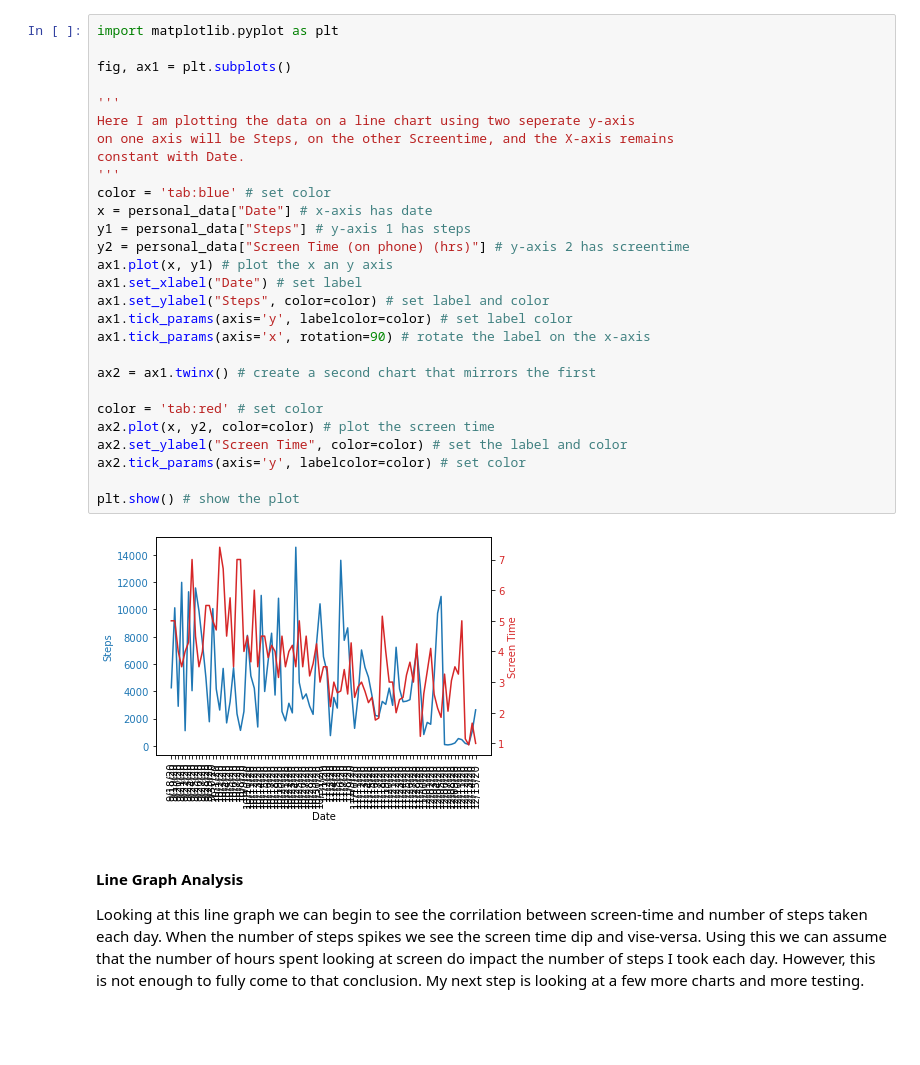
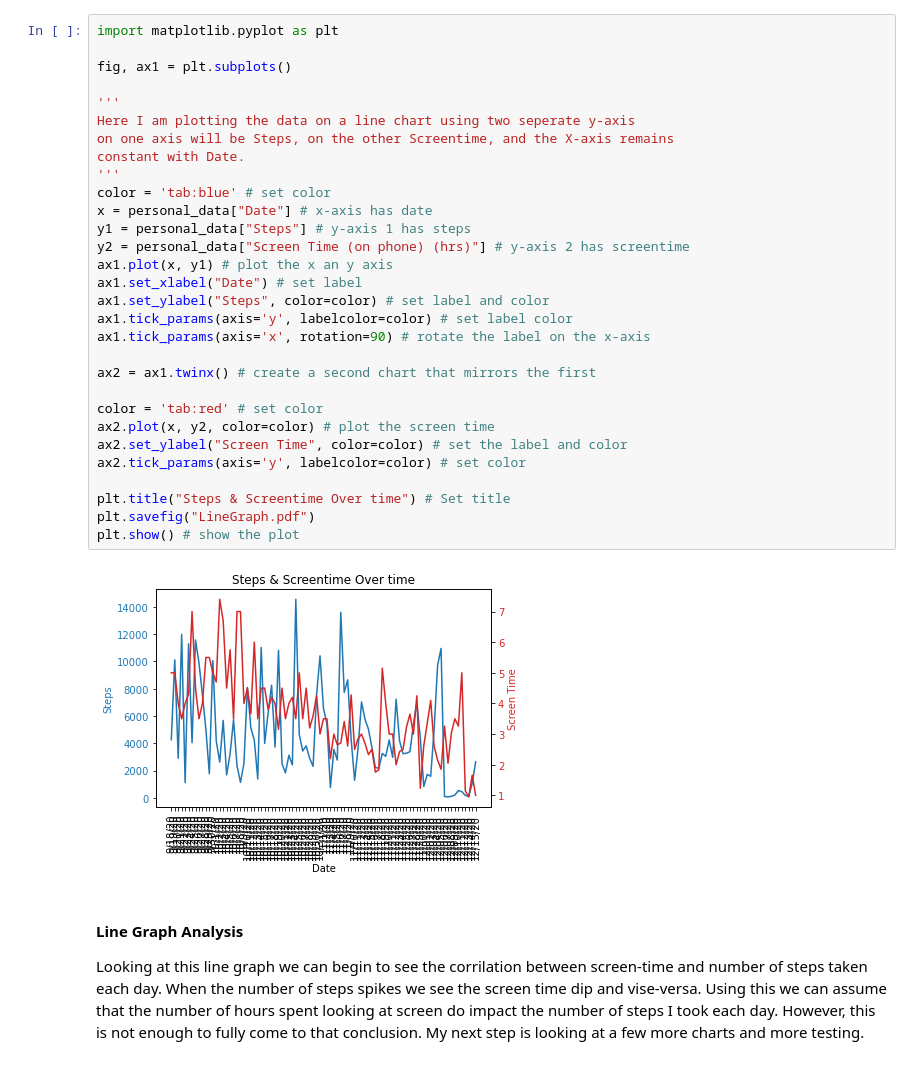
Before and after one commit to macyryan/cpsc222Project, a Jupyter notebook: Project.ipynb, the cells around one changed output. Cells and saved outputs as stored; diff of their text form; blank space fills up the shorter version.

```diff
--- a/Project.ipynb
+++ b/Project.ipynb
@@ -70,33 +82,35 @@ The first thing I was to do is print a line chart of steps and screentime with d
 # %%
 import matplotlib.pyplot as plt
 
 fig, ax1 = plt.subplots()
 
 '''
 Here I am plotting the data on a line chart using two seperate y-axis
 on one axis will be Steps, on the other Screentime, and the X-axis remains
 constant with Date.
 '''
 color = 'tab:blue' # set color
 x = personal_data["Date"] # x-axis has date
 y1 = personal_data["Steps"] # y-axis 1 has steps
 y2 = personal_data["Screen Time (on phone) (hrs)"] # y-axis 2 has screentime
 ax1.plot(x, y1) # plot the x an y axis
 ax1.set_xlabel("Date") # set label
 ax1.set_ylabel("Steps", color=color) # set label and color
 ax1.tick_params(axis='y', labelcolor=color) # set label color
 ax1.tick_params(axis='x', rotation=90) # rotate the label on the x-axis
 
 ax2 = ax1.twinx() # create a second chart that mirrors the first
 
 color = 'tab:red' # set color
 ax2.plot(x, y2, color=color) # plot the screen time
 ax2.set_ylabel("Screen Time", color=color) # set the label and color
 ax2.tick_params(axis='y', labelcolor=color) # set color
 
+plt.title("Steps & Screentime Over time") # Set title
+plt.savefig("LineGraph.pdf")
 plt.show() # show the plot
 # %% [output]
-[figure, old version]
+[figure, new version]
 # %% [markdown]
 #### Line Graph Analysis
 
```
Also changed, not shown: parts of 35 cells of this notebook, 5 other files.
